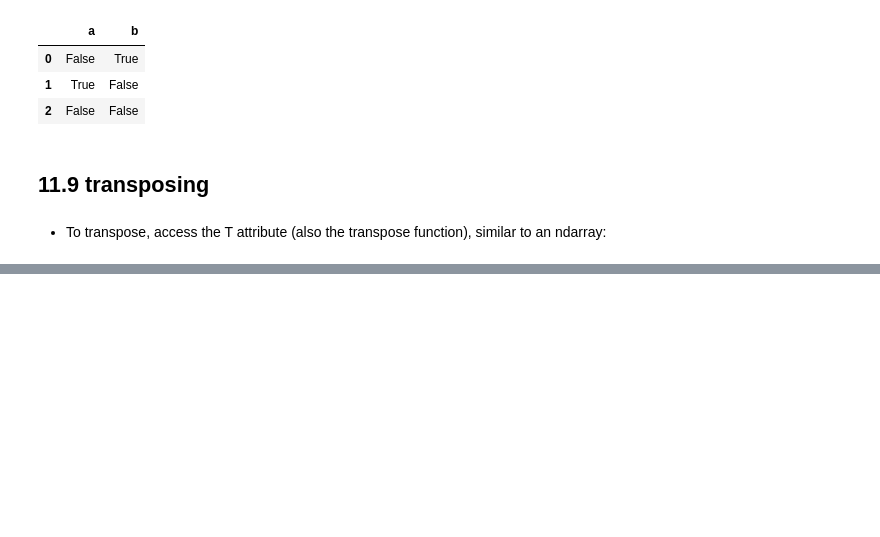
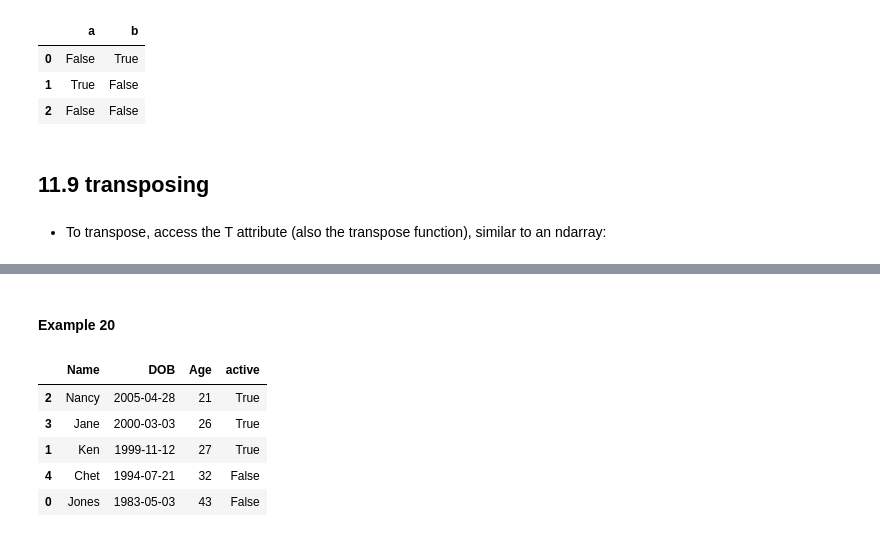
Before and after one commit to yeugeneu/Week1-Intro-to-Python, a Jupyter notebook: introduction_to_python.ipynb, the cells around one changed output, grey strips where cells are left out. Saved outputs shown, nothing was run; the diff lists cells and outputs as text; code cells hidden in the pictures; blank space fills up the shorter version.

```diff
--- a/introduction_to_python.ipynb
+++ b/introduction_to_python.ipynb
@@ -1853,0 +2091,32 @@ df[:4].T
+# %% [markdown]
+#### Example 20
+# %%
+# Example 20: Data Frame table with mixed data
+# Initialized a customer data tuple
+customers = [('Jones', 19830503),
+     ('Ken', 19991112),
+     ('Nancy', 20050428),
+     ('Jane', 20000303),
+     ('Chet', 19940721)]
+# Convert it to data frame
+df = pd.DataFrame(customers, columns=['Name', 'DOB'])
+
+# Clean up the DOB format
+df['DOB'] = pd.to_datetime(df['DOB'], format='%Y%m%d')
+
+# Calculate the Age using DOB and add colmun 'Age'
+df['Age'] = 2026 - pd.to_datetime(df['DOB']).dt.year
+
+# Add a column for whether customer is active
+df['active'] = pd.DataFrame([0, 1, 1, 1, 0], dtype = bool)
+
+# Reorder the table by age young to old
+df = df.sort_values(by='Age', ascending=True)
+df
+# %% [output]
+|  | Name | DOB | Age | active |
+| 2 | Nancy | 2005-04-28 | 21 | True |
+| 3 | Jane | 2000-03-03 | 26 | True |
+| 1 | Ken | 1999-11-12 | 27 | True |
+| 4 | Chet | 1994-07-21 | 32 | False |
+| 0 | Jones | 1983-05-03 | 43 | False |
```
Also changed, not shown: parts of 58 cells of this notebook.
